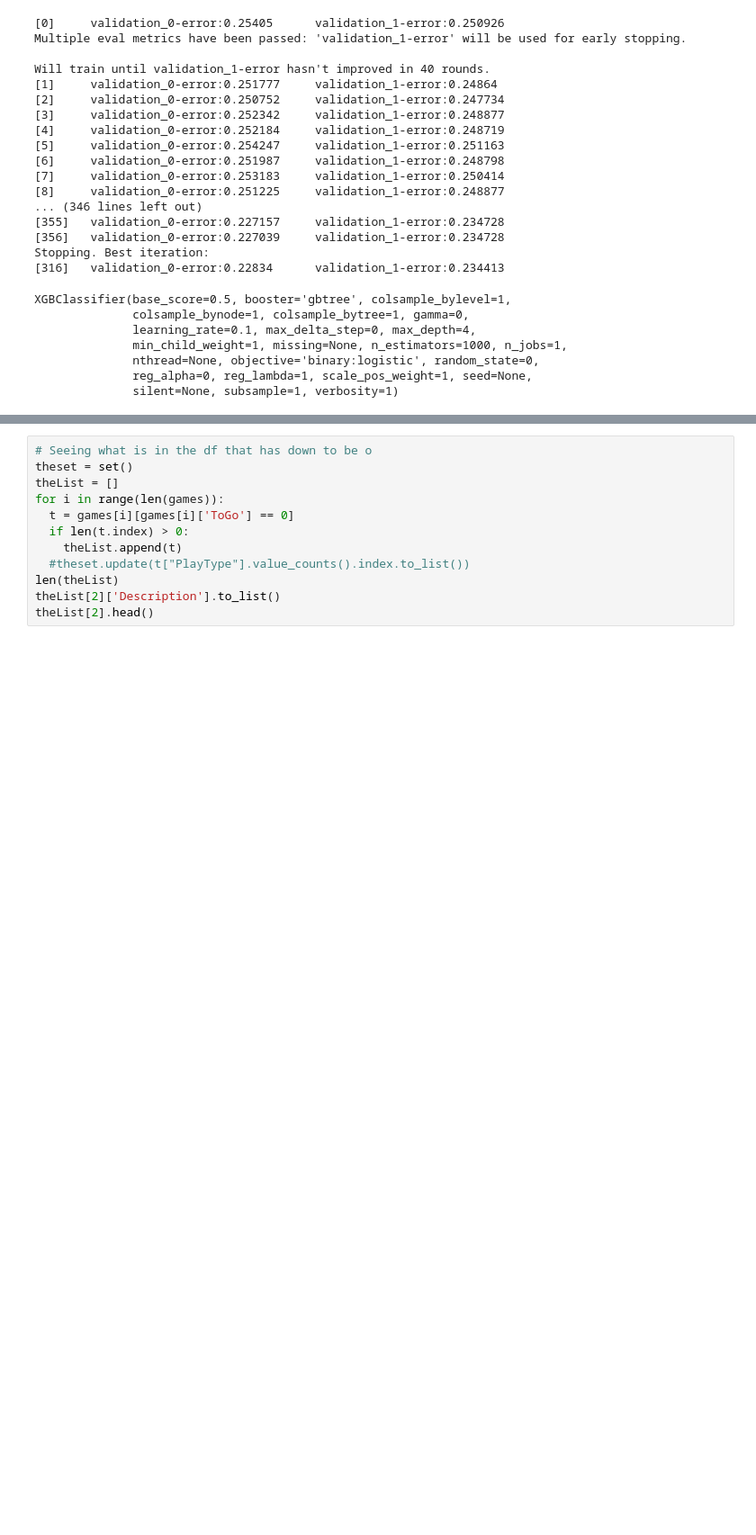
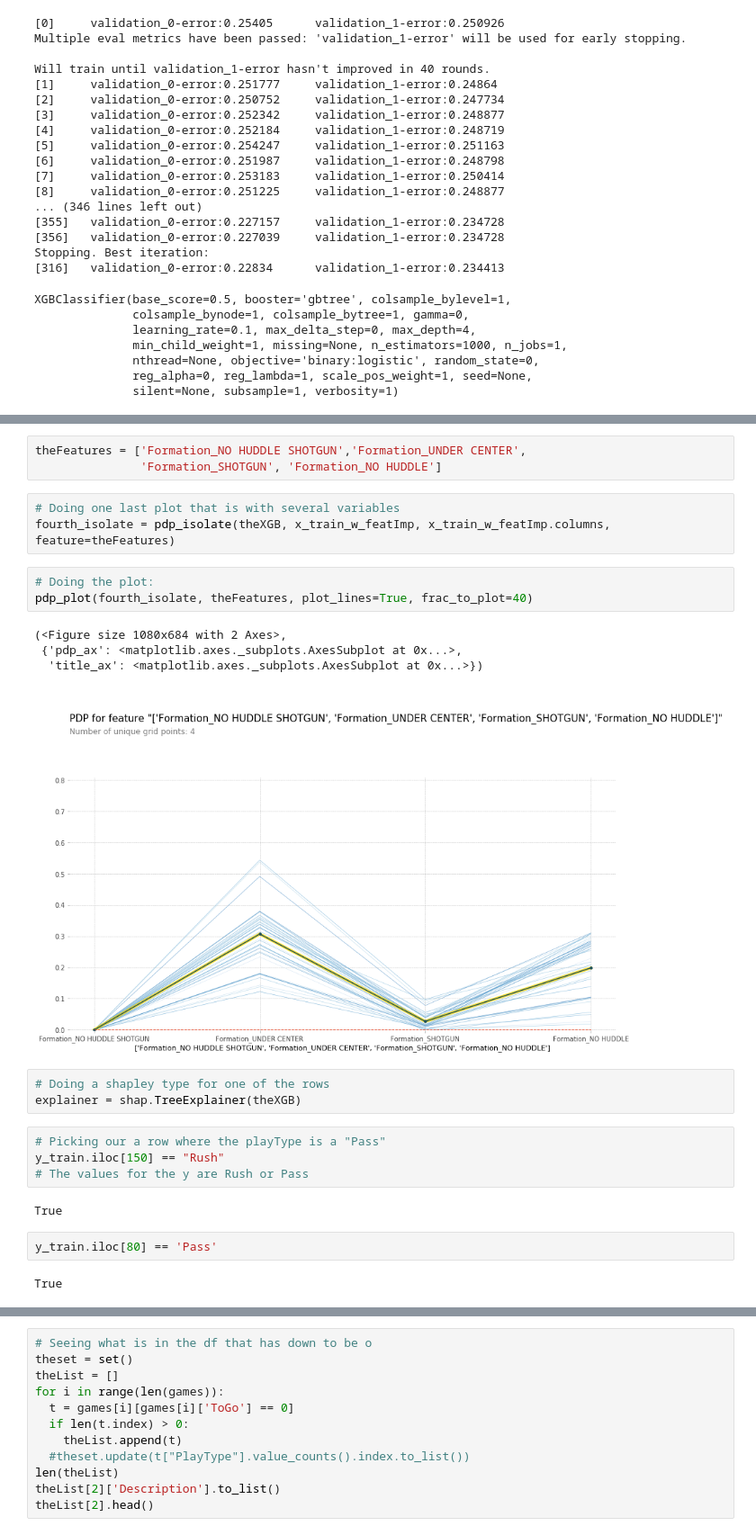
Before and after one commit to richardOlson/nfl_2019_play_by_play, a Jupyter notebook: nfl_plays.ipynb, the cells around one changed output, grey strips where cells are left out. Shown at 90% size. Saved outputs shown, nothing was run; the diff lists cells and outputs as text; blank space fills up the shorter version.

```diff
--- a/nfl_plays.ipynb
+++ b/nfl_plays.ipynb
@@ -1367,0 +1433,27 @@ XGBClassifier(base_score=0.5, booster='gbtree', colsample_bylevel=1,
+# %%
+theFeatures = ['Formation_NO HUDDLE SHOTGUN','Formation_UNDER CENTER',
+               'Formation_SHOTGUN', 'Formation_NO HUDDLE']
+# %%
+# Doing one last plot that is with several variables
+fourth_isolate = pdp_isolate(theXGB, x_train_w_featImp, x_train_w_featImp.columns, feature=theFeatures)
+# %%
+# Doing the plot:
+pdp_plot(fourth_isolate, theFeatures, plot_lines=True, frac_to_plot=40)
+# %% [output]
+(<Figure size 1080x684 with 2 Axes>,
+ {'pdp_ax': <matplotlib.axes._subplots.AxesSubplot at 0x...>,
+  'title_ax': <matplotlib.axes._subplots.AxesSubplot at 0x...>})
+[figure, added]
+# %%
+# Doing a shapley type for one of the rows
+explainer = shap.TreeExplainer(theXGB)
+# %%
+# Picking our a row where the playType is a "Pass"
+y_train.iloc[150] == "Rush"
+# The values for the y are Rush or Pass
+# %% [output]
+True
+# %%
+y_train.iloc[80] == 'Pass'
+# %% [output]
+True
```
Also changed, not shown: parts of 21 cells of this notebook.
